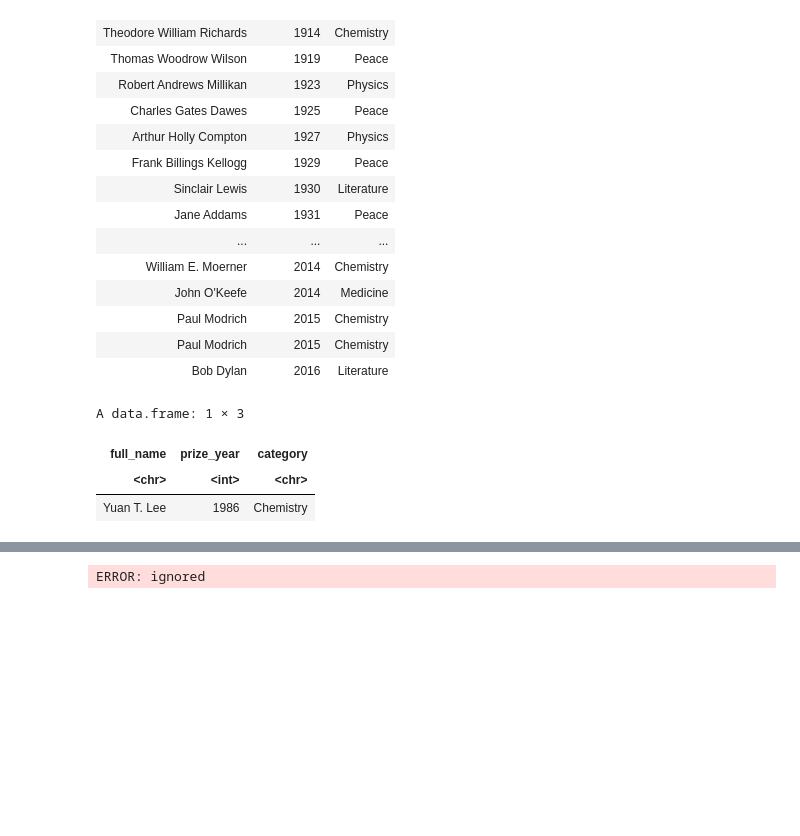
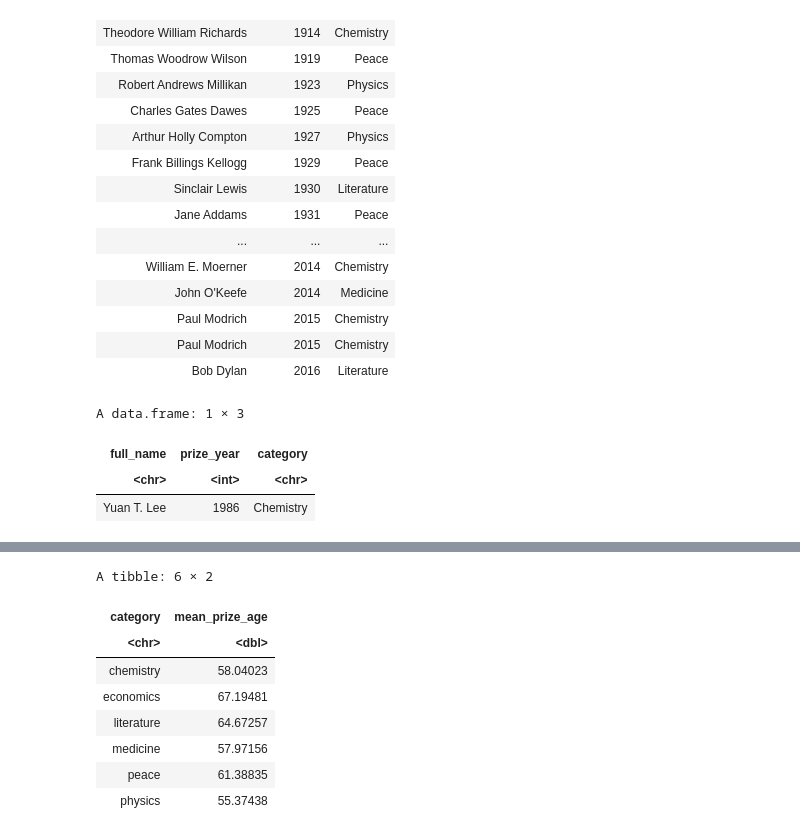
Before and after one commit to ciouu/bigdata, a Jupyter notebook: 0413.ipynb, the cells around one changed output, grey strips where cells are left out. Saved outputs shown, nothing was run; the diff lists cells and outputs as text; code cells hidden in the pictures; blank space fills up the shorter version.

```diff
--- a/0413.ipynb
+++ b/0413.ipynb
@@ -172,8 +199,16 @@ ERROR: ignored
 # %%
 nobel_winners %>%
-group_by(category)  %>%
-summarise(mean_prize_age=(prize_age, na.rm=T))
+  group_by(category)  %>%
+summarise(mean_prize_age=mean(prize_age, na.rm=T))
 # %% [output]
-ERROR: ignored
+A tibble: 6 × 2
+| category | mean_prize_age |
+| <chr> | <dbl> |
+| chemistry | 58.04023 |
+| economics | 67.19481 |
+| literature | 64.67257 |
+| medicine | 57.97156 |
+| peace | 61.38835 |
+| physics | 55.37438 |
 # %%
 nobel_winners  %>%
```
Also changed, not shown: parts of 13 cells of this notebook.
